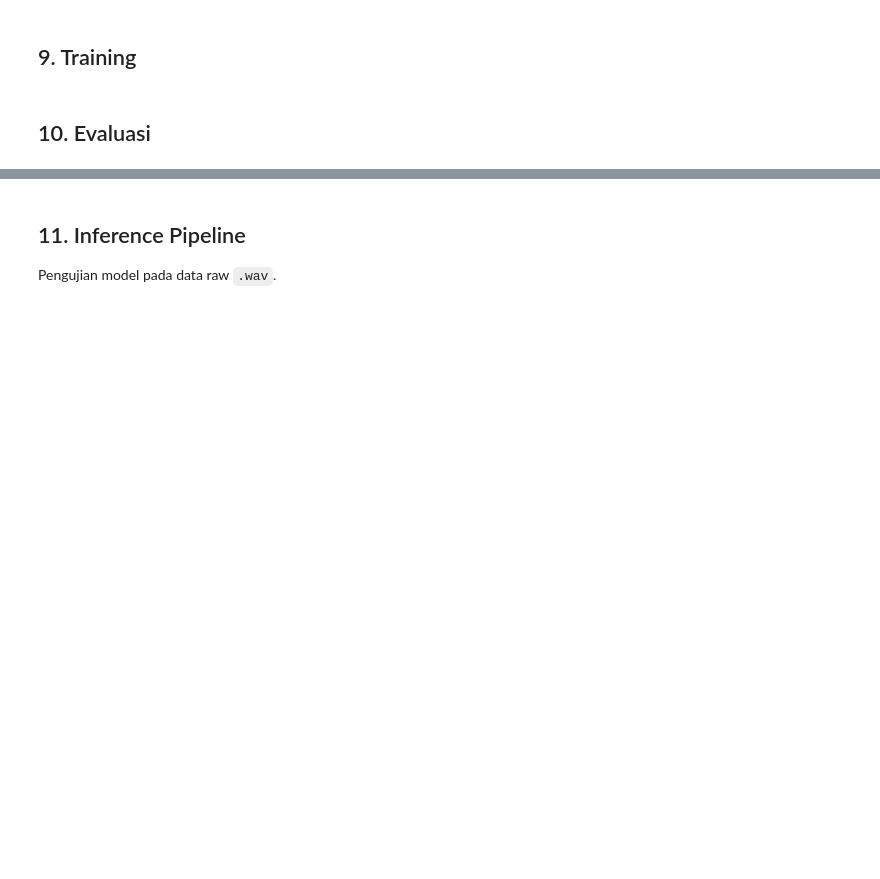
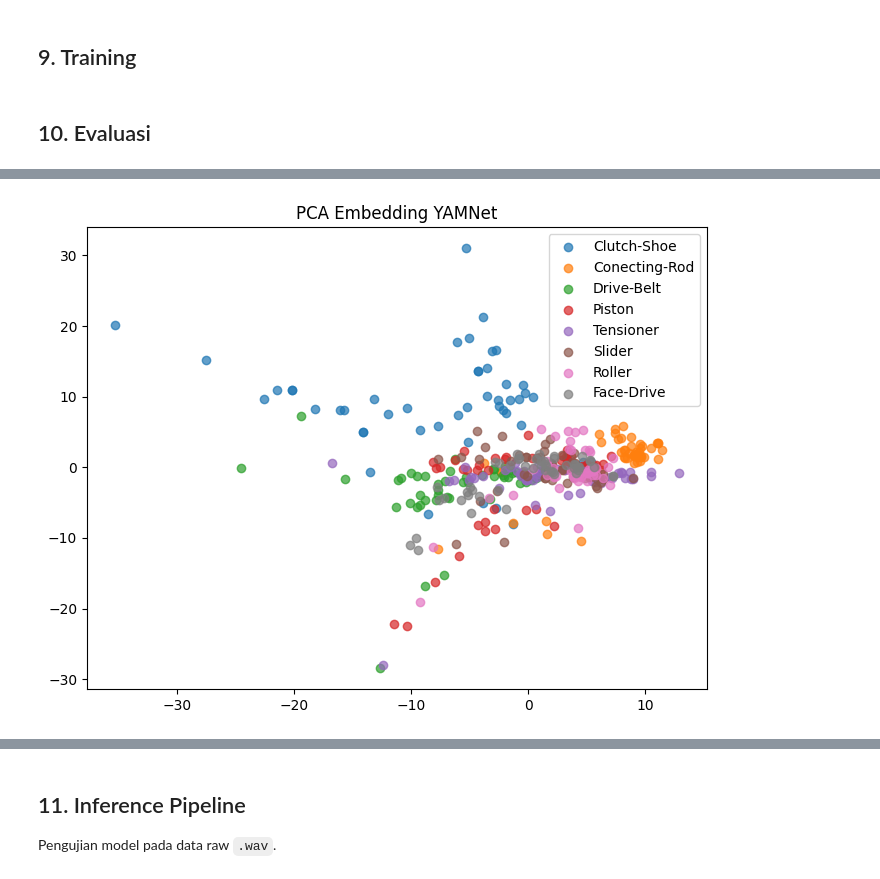
Before and after one commit to motosense/model-ai, a Jupyter notebook: without YAMNet/MotoSense_CNN_NoYAMNet.ipynb, the cells around one changed output, grey strips where cells are left out. Cells and saved outputs as stored; diff of their text form; code cells hidden in the pictures; blank space fills up the shorter version.

```diff
--- a/without YAMNet/MotoSense_CNN_NoYAMNet.ipynb
+++ b/without YAMNet/MotoSense_CNN_NoYAMNet.ipynb
@@ -666,0 +664,14 @@ Epoch 40/40
+# %%
+from sklearn.preprocessing import StandardScaler
+
+print("\nNormalisasi fitur YAMNet...")
+
+scaler = StandardScaler()
+
+X_train_yn = scaler.fit_transform(X_train_yn)
+
+X_val_yn = scaler.transform(X_val_yn)
+
+X_test_yn = scaler.transform(X_test_yn)
+
+print("Normalisasi selesai.")
@@ -666,0 +743,24 @@ Epoch 40/40
+# %%
+from sklearn.decomposition import PCA
+import matplotlib.pyplot as plt
+
+pca = PCA(n_components=2)
+
+X_pca = pca.fit_transform(X_train_yn)
+
+plt.figure(figsize=(8,6))
+
+for i, cls in enumerate(CLASSES):
+    idx = y_train_yn == i
+    plt.scatter(
+        X_pca[idx,0],
+        X_pca[idx,1],
+        label=cls,
+        alpha=0.7
+    )
+
+plt.legend()
+plt.title("PCA Embedding YAMNet")
+plt.show()
+# %% [output]
+[figure, added]
```
Also changed, not shown: parts of 40 cells of this notebook, 5 other files.
